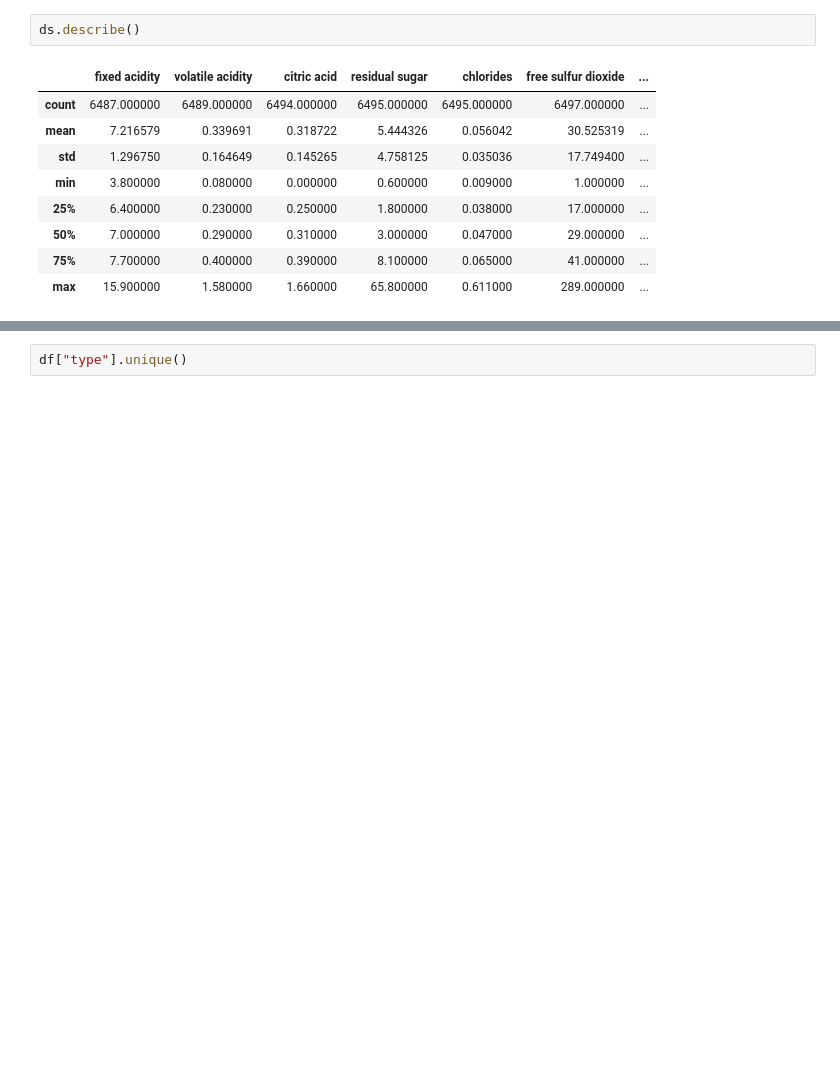
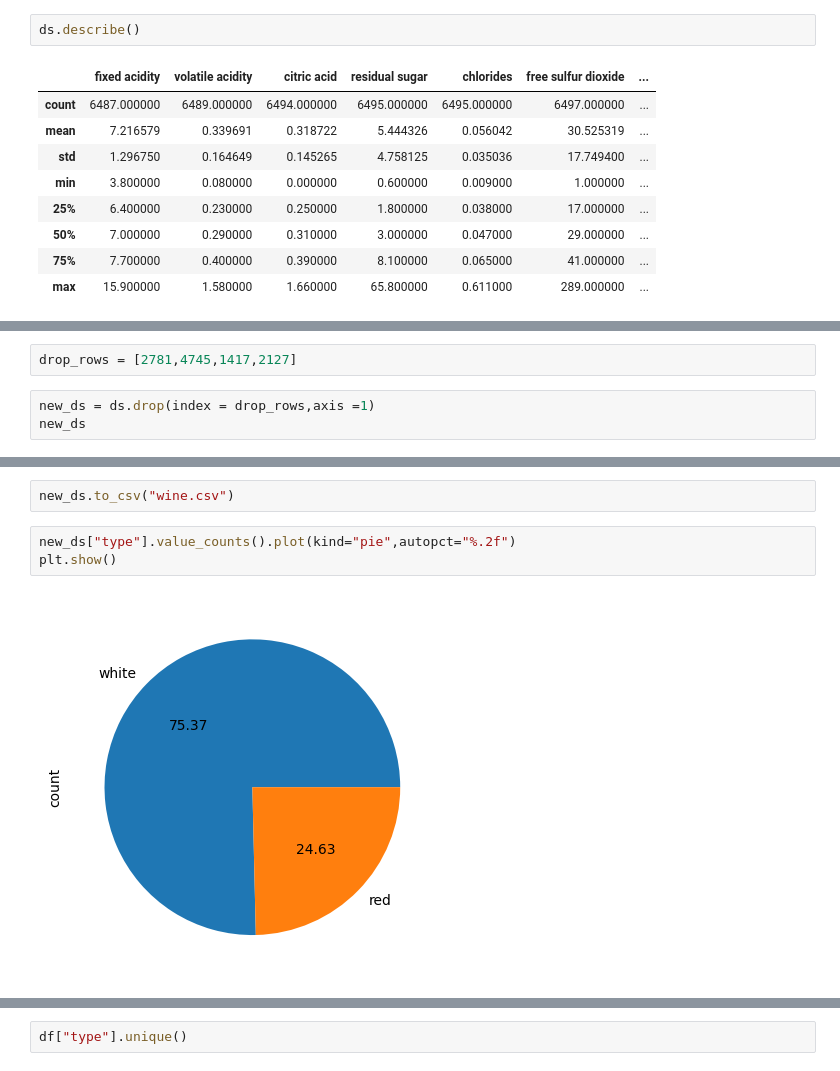
Before and after one commit to dst8301/Wine-quality-prediction, a Jupyter notebook: notebooks/wine rating.ipynb, the cells around one changed output, grey strips where cells are left out. Drawn from its saved outputs; the diff is of its cells as text; blank space fills up the shorter version.

```diff
--- a/notebooks/wine rating.ipynb
+++ b/notebooks/wine rating.ipynb
@@ -57,0 +120,5 @@ ds.describe()
+# %%
+drop_rows = [2781,4745,1417,2127]
+# %%
+new_ds = ds.drop(index = drop_rows,axis =1)
+new_ds
@@ -57,0 +139,7 @@ ds.describe()
+# %%
+new_ds.to_csv("wine.csv")
+# %%
+new_ds["type"].value_counts().plot(kind="pie",autopct="%.2f")
+plt.show()
+# %% [output]
+[figure, added]
```
Also changed, not shown: parts of 25 cells of this notebook, 4 other files.
